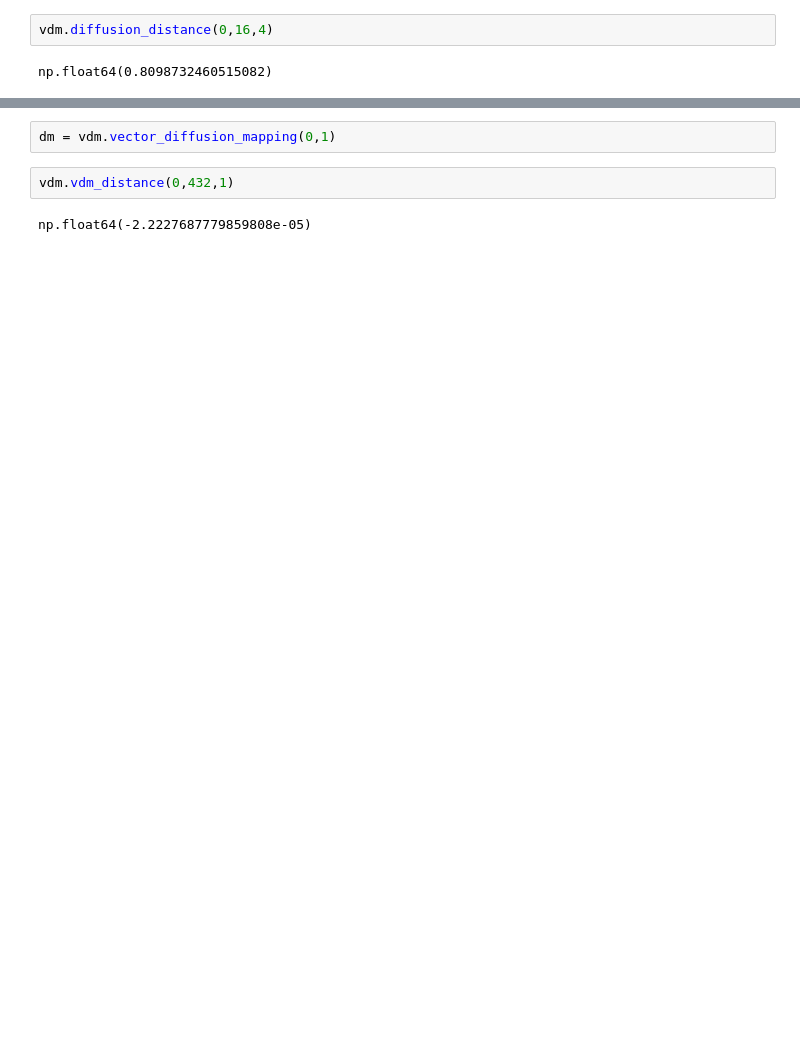
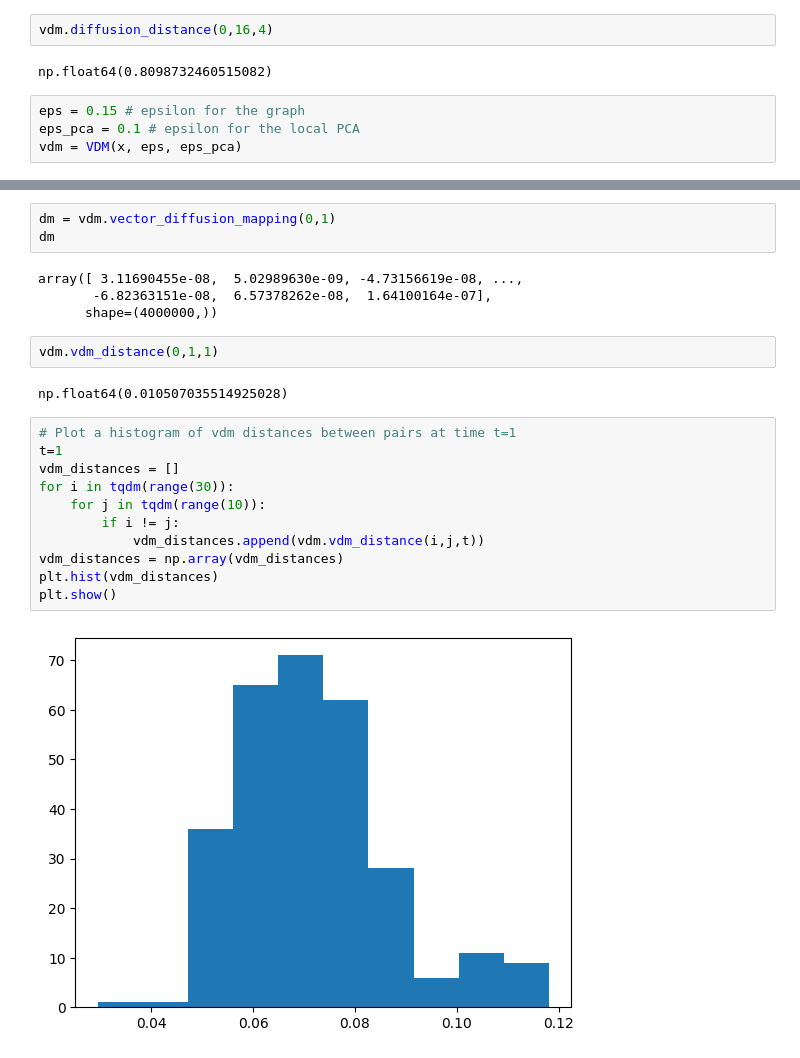
Before and after one commit to gmaurer08/sheaf-signal-processing, a Jupyter notebook: vdm like the paper.ipynb, the cells around one changed output, grey strips where cells are left out. Saved outputs shown, nothing was run; the diff lists cells and outputs as text; blank space fills up the shorter version.

```diff
--- a/vdm like the paper.ipynb
+++ b/vdm like the paper.ipynb
@@ -753,3 +796,7 @@ vdm = VDM(x, eps, eps_pca)
 vdm.diffusion_distance(0,16,4)
 # %% [output]
 np.float64(0.8098732460515082)
+# %%
+eps = 0.15 # epsilon for the graph
+eps_pca = 0.1 # epsilon for the local PCA
+vdm = VDM(x, eps, eps_pca)
@@ -756,6 +818,24 @@ np.float64(0.8098732460515082)
 # %%
 dm = vdm.vector_diffusion_mapping(0,1)
+dm
+# %% [output]
+array([ 3.11690455e-08,  5.02989630e-09, -4.73156619e-08, ...,
+       -6.82363151e-08,  6.57378262e-08,  1.64100164e-07],
+      shape=(4000000,))
 # %%
-vdm.vdm_distance(0,432,1)
+vdm.vdm_distance(0,1,1)
 # %% [output]
-np.float64(-2.2227687779859808e-05)
+np.float64(0.010507035514925028)
+# %%
+# Plot a histogram of vdm distances between pairs at time t=1
+t=1
+vdm_distances = []
+for i in tqdm(range(30)):
+    for j in tqdm(range(10)):
+        if i != j:
+            vdm_distances.append(vdm.vdm_distance(i,j,t))
+vdm_distances = np.array(vdm_distances)
+plt.hist(vdm_distances)
+plt.show()
+# %% [output]
+[figure, added]
```
Also changed, not shown: parts of 6 cells of this notebook.
